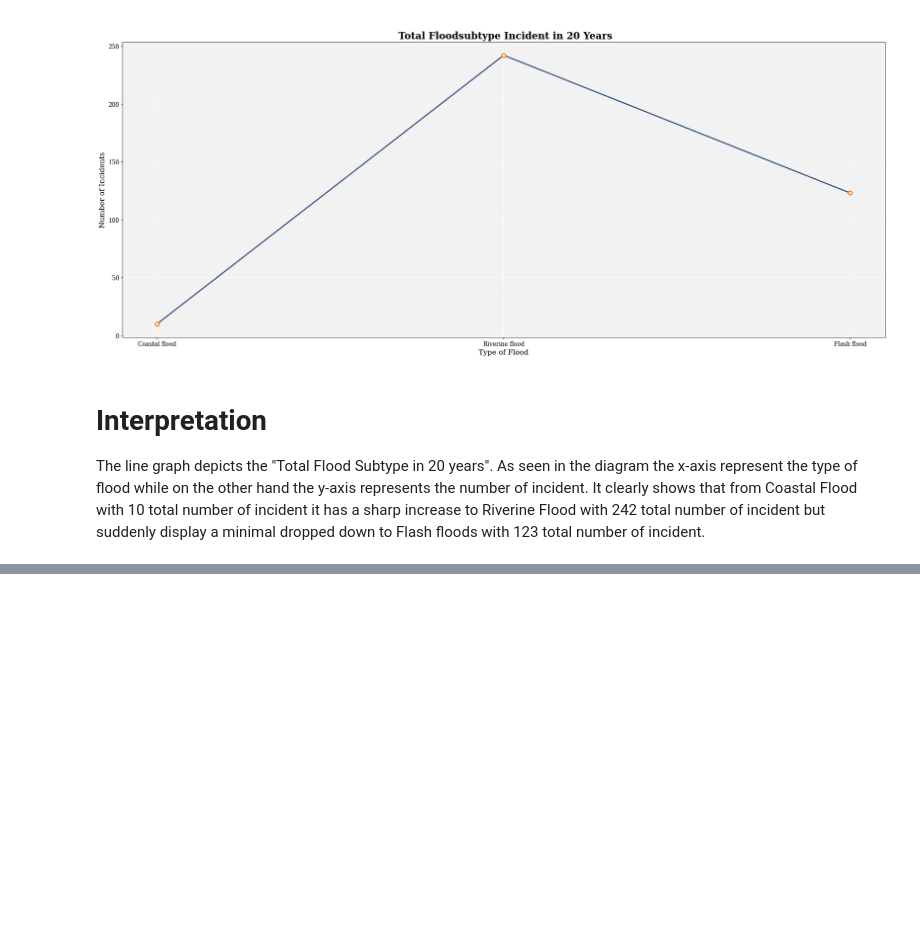
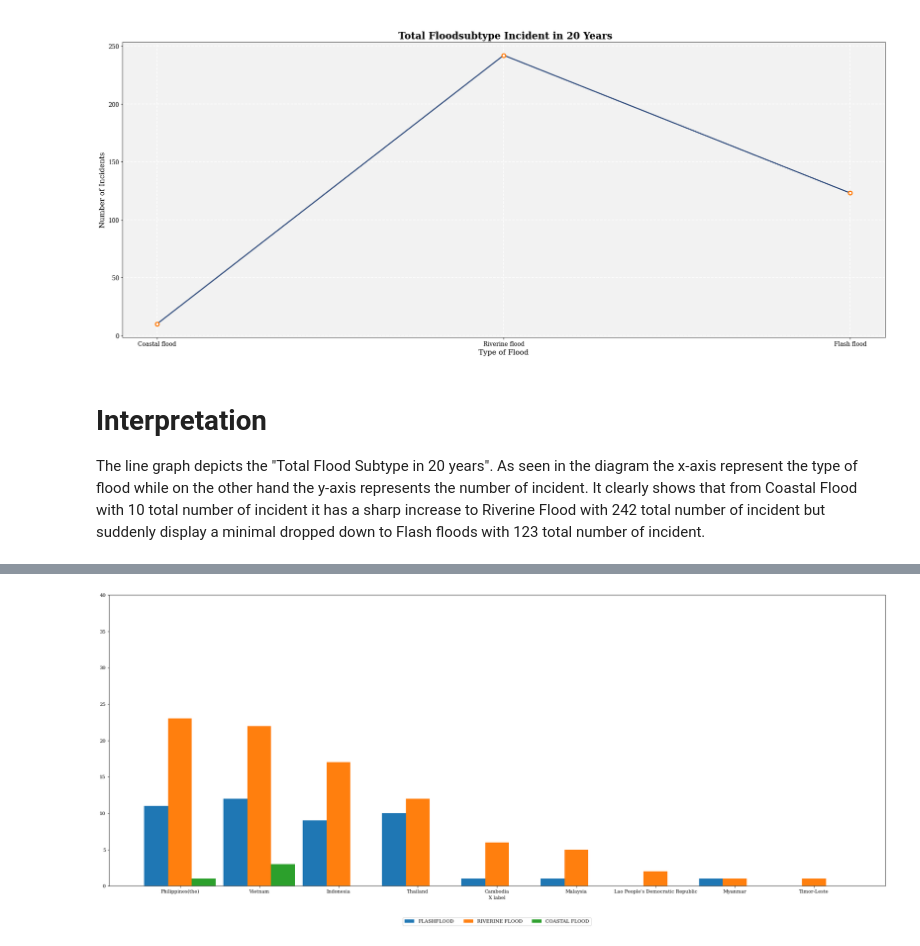
Before and after one commit to KarlAndreiCalimutan/Beta-Tech_BSIT_3207, a Jupyter notebook: Datasets_visual.ipynb, the cells around one changed output, grey strips where cells are left out. Drawn from its saved outputs; the diff is of its cells as text; code cells hidden in the pictures; blank space fills up the shorter version.

```diff
--- a/Datasets_visual.ipynb
+++ b/Datasets_visual.ipynb
@@ -174,3 +147,8 @@ plt.show()
 # %% [markdown]
 # **Interpretation**
 The line graph depicts the "Total Flood Subtype in 20 years". As seen in the diagram the x-axis represent the type of flood while on the other hand the y-axis represents the number of incident. It clearly shows that from Coastal Flood with 10 total number of incident it has a sharp increase to Riverine Flood with 242 total number of incident but suddenly display a minimal dropped down to Flash floods with 123 total number of incident.
+# %%
+#Dataframe
+url = 'https://raw.githubusercontent.com/mushimushe/Beta-Tech_BSIT_3207/main/Data%20Visualizations/Datasets%20csv/FLOOD-SUBTYPES.csv'
+df = pd.read_csv(url)
+display(df.iloc[0:])
@@ -176,0 +166,18 @@ The line graph depicts the "Total Flood Subtype in 20 years". As seen in the dia
+# %%
+f = plt.figure(tight_layout=True)
+f.set_figwidth(23)
+f.set_figheight(10)
+Country = df['Country'].values
+x = np.arange(len(Country))
+w = 0.3
+plt.bar(x-w, df['FLASHFLOOD'].values, width=w, label='FLASHFLOOD')
+plt.bar(x, df['RIVERINE FLOOD'].values, width=w, label='RIVERINE FLOOD')
+plt.bar(x+w, df['COASTAL FLOOD'].values, width=w, label='COASTAL FLOOD')
+plt.xticks(x, Country)
+plt.ylim([0,40])
+plt.tight_layout()
+plt.xlabel('X label')
+plt.legend(loc='upper center', bbox_to_anchor=(0.5, -0.1), fancybox=True, ncol=5)
+plt.show()
+# %% [output]
+[figure, added]
```
Also changed, not shown: parts of 2 cells of this notebook.
